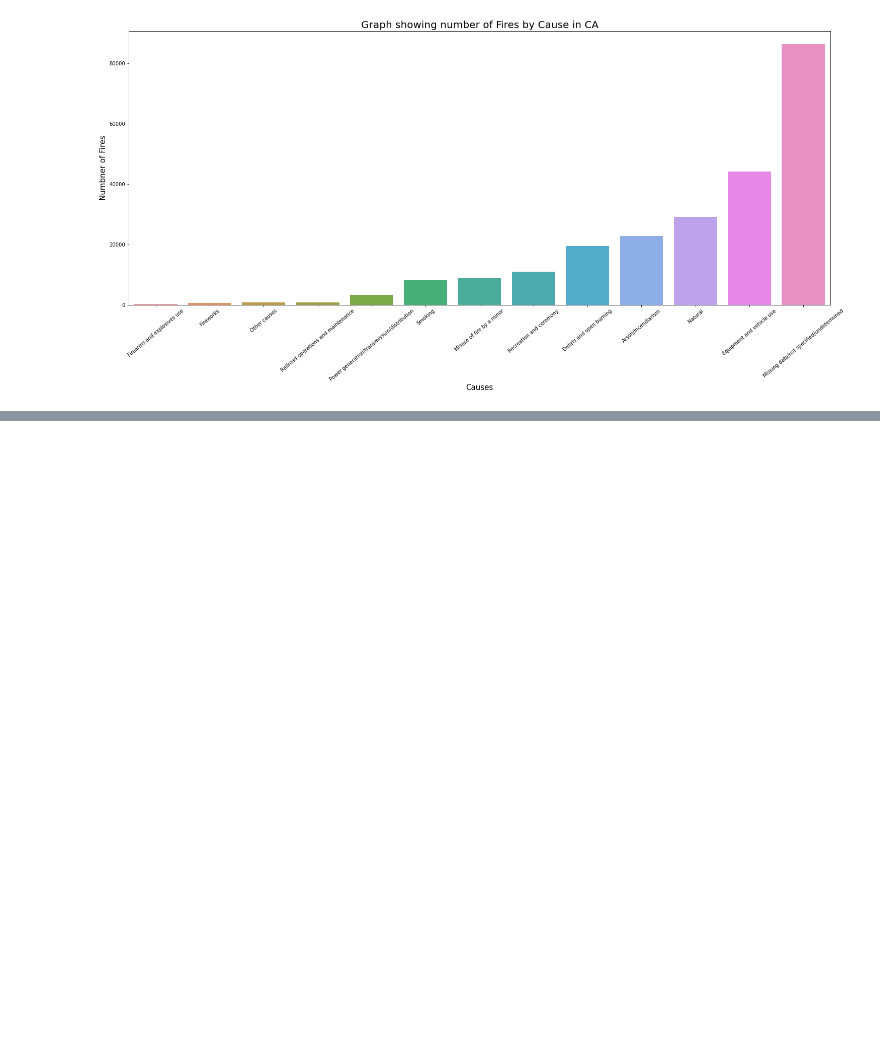
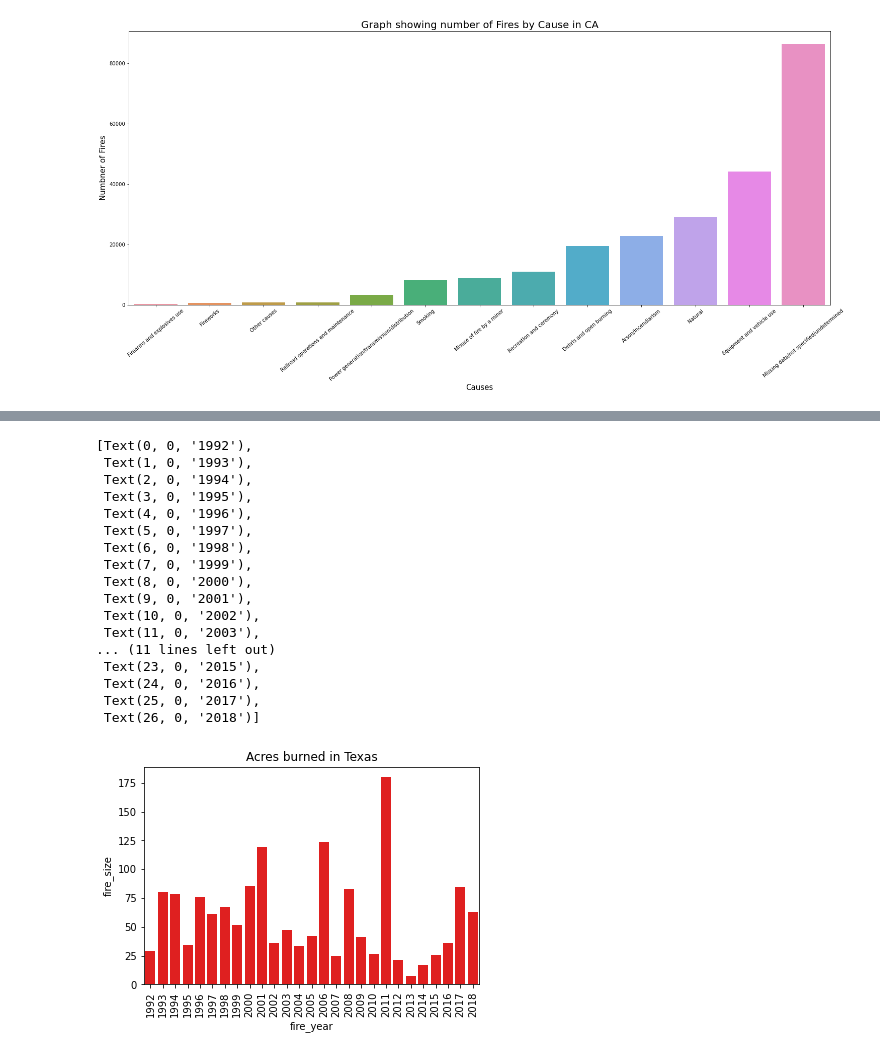
Before and after one commit to Dames-Researching-Flames/Sound-the-Alarm, a Jupyter notebook: Individual Works/kristine_workbook.ipynb, the cells around one changed output, grey strips where cells are left out. Cells and saved outputs as stored; diff of their text form; code cells hidden in the pictures; blank space fills up the shorter version.

```diff
--- a/Individual Works/kristine_workbook.ipynb
+++ b/Individual Works/kristine_workbook.ipynb
@@ -500,0 +495,25 @@ sns.countplot(data=tx_fires, y='general_cause', order=tx_fires.state.value_count
+# %%
+# fire size over time plotted for texas
+
+firesizeyeartx=sns.barplot(x="fire_year", y="fire_size", data=tx_fires,color='red', ci=None)
+firesizeyeartx.set_title('Acres burned in Texas')
+firesizeyeartx.set_xticklabels(firesizeyear.get_xticklabels(),rotation=90)
+# %% [output]
+[Text(0, 0, '1992'),
+ Text(1, 0, '1993'),
+ Text(2, 0, '1994'),
+ Text(3, 0, '1995'),
+ Text(4, 0, '1996'),
+ Text(5, 0, '1997'),
+ Text(6, 0, '1998'),
+ Text(7, 0, '1999'),
+ Text(8, 0, '2000'),
+ Text(9, 0, '2001'),
+ Text(10, 0, '2002'),
+ Text(11, 0, '2003'),
+... (11 lines left out)
+ Text(23, 0, '2015'),
+ Text(24, 0, '2016'),
+ Text(25, 0, '2017'),
+ Text(26, 0, '2018')]
+[figure, added]
```
Also changed, not shown: parts of 11 cells of this notebook.
